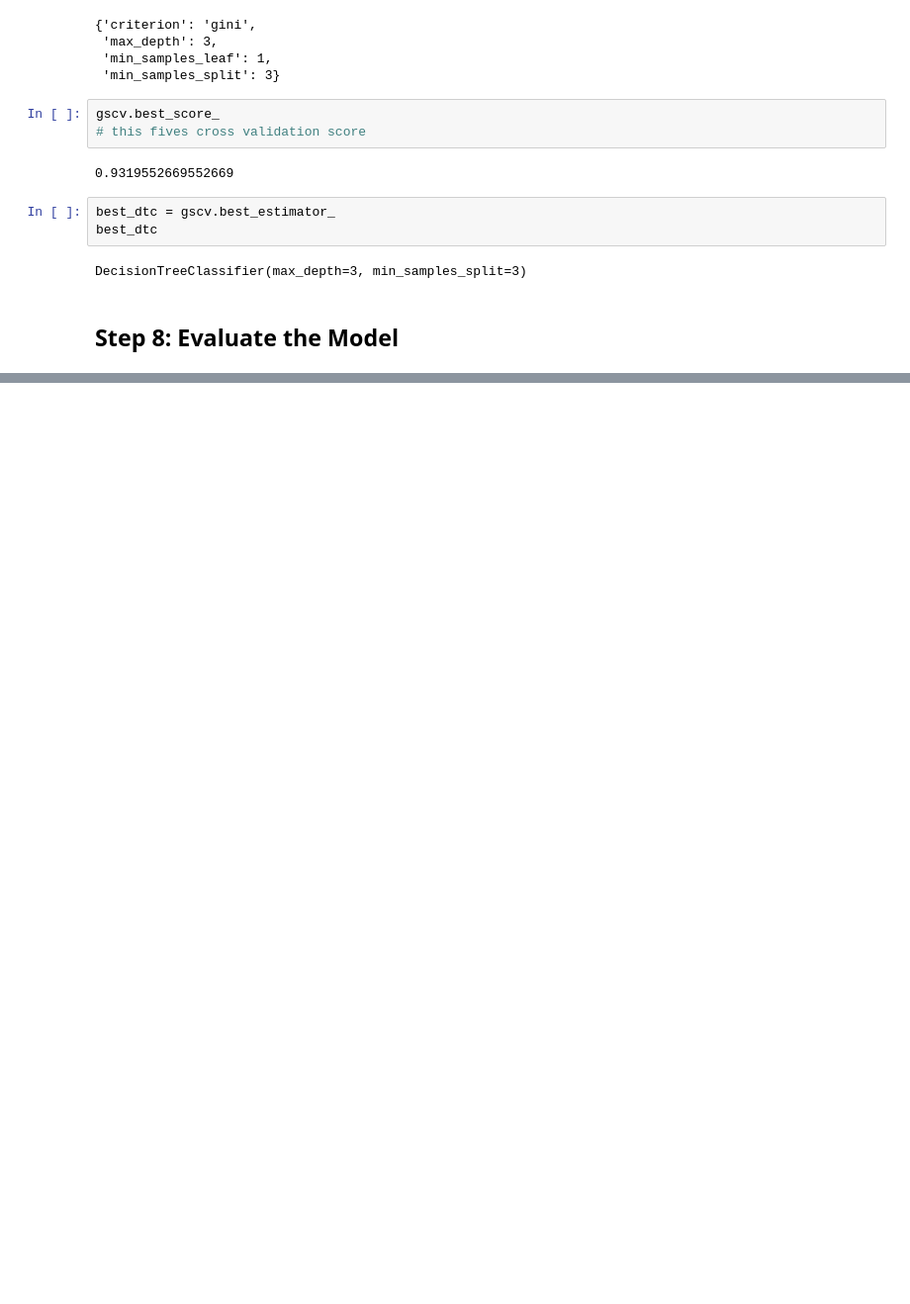
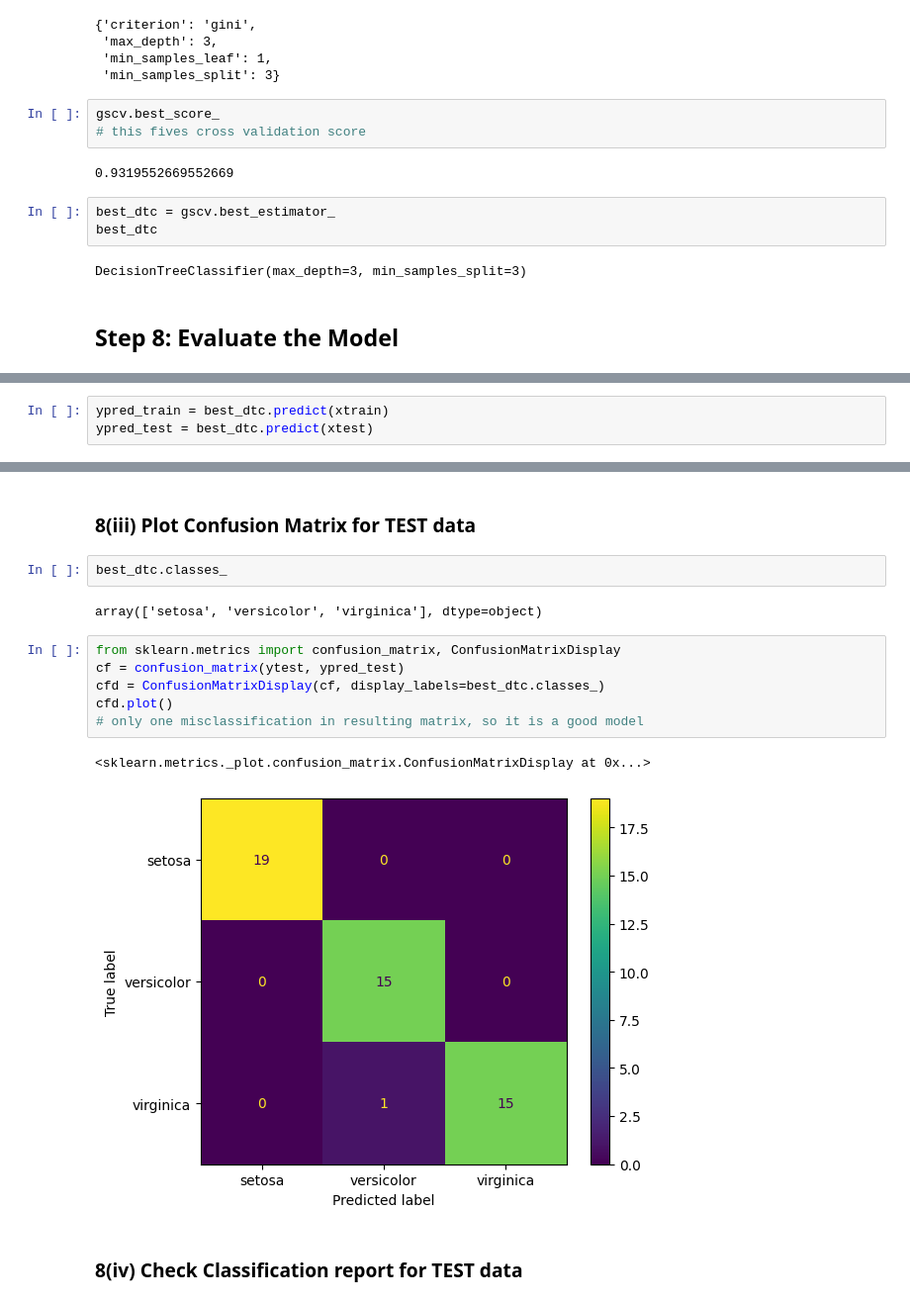
Before and after one commit to DeepikaJ08/ETLHiveML, a Jupyter notebook: Decision Tree Classification/DTC.ipynb, the cells around one changed output, grey strips where cells are left out. Shown: that part at 99% size. Drawn from its saved outputs; the diff is of its cells as text; blank space fills up the shorter version.

Commit message:
Class 19 - 09.03 - Decision Tree Classification

```diff
--- a/Decision Tree Classification/DTC.ipynb
+++ b/Decision Tree Classification/DTC.ipynb
@@ -222,0 +235,3 @@ DecisionTreeClassifier(max_depth=3, min_samples_split=3)
+# %%
+ypred_train = best_dtc.predict(xtrain)
+ypred_test = best_dtc.predict(xtest)
@@ -222,0 +266,17 @@ DecisionTreeClassifier(max_depth=3, min_samples_split=3)
+# %% [markdown]
+### 8(iii) Plot Confusion Matrix for TEST data
+# %%
+best_dtc.classes_
+# %% [output]
+array(['setosa', 'versicolor', 'virginica'], dtype=object)
+# %%
+from sklearn.metrics import confusion_matrix, ConfusionMatrixDisplay
+cf = confusion_matrix(ytest, ypred_test)
+cfd = ConfusionMatrixDisplay(cf, display_labels=best_dtc.classes_)
+cfd.plot()
+# only one misclassification in resulting matrix, so it is a good model
+# %% [output]
+<sklearn.metrics._plot.confusion_matrix.ConfusionMatrixDisplay at 0x...>
+[figure, added]
+# %% [markdown]
+### 8(iv) Check Classification report for TEST data
```
Also changed, not shown: parts of 36 cells of this notebook.
